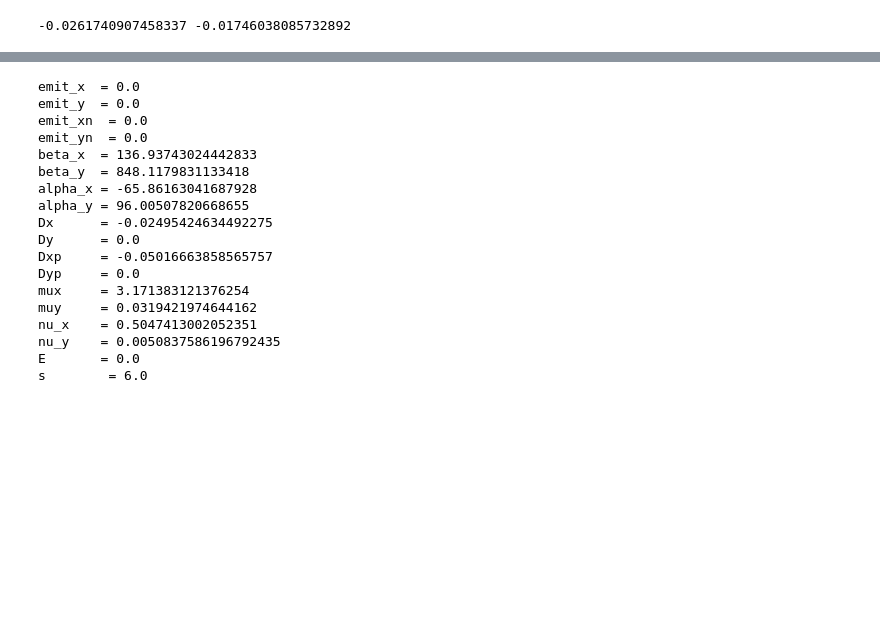
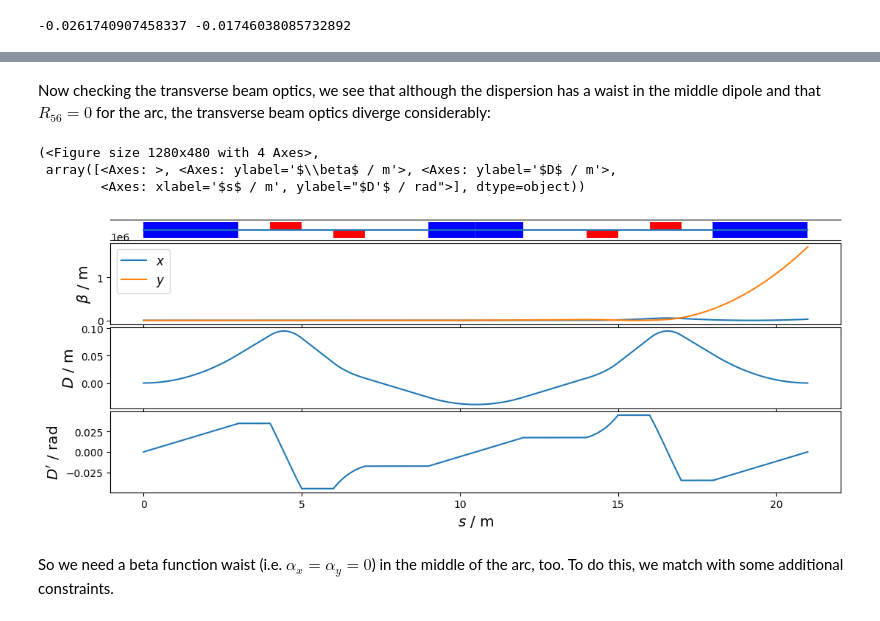
Before and after one commit to st-walker/felarc, a Jupyter notebook: notebooks/simple-isochronous-arc.ipynb, the cells around one changed output, grey strips where cells are left out. Saved outputs shown, nothing was run; the diff lists cells and outputs as text; code cells hidden in the pictures; blank space fills up the shorter version.

Commit message:
working simple TBA but with huge transverse beam

```diff
--- a/notebooks/simple-isochronous-arc.ipynb
+++ b/notebooks/simple-isochronous-arc.ipynb
@@ -59,21 +60,11 @@ plot_opt_func(mlat, twisses)
-# %%
-print(twisses[-1])
-# %% [output]
-emit_x  = 0.0
-emit_y  = 0.0
-emit_xn  = 0.0
-emit_yn  = 0.0
-beta_x  = 136.93743024442833
-beta_y  = 848.1179831133418
-alpha_x = -65.86163041687928
-alpha_y = 96.00507820668655
-Dx      = -0.02495424634492275
-Dy      = 0.0
-Dxp     = -0.05016663858565757
-Dyp     = 0.0
-mux     = 3.171383121376254
-muy     = 0.0319421974644162
-nu_x    = 0.5047413002052351
-nu_y    = 0.0050837586196792435
-E       = 0.0
-s        = 6.0
+# %% [markdown]
+Now checking the transverse beam optics, we see that although the dispersion has a waist in the middle dipole and that $R_{56}=0$ for the arc, the transverse beam optics diverge considerably:
+# %%
+plot_optics(twiss0, mlat)
+# %% [output]
+(<Figure size 1280x480 with 4 Axes>,
+ array([<Axes: >, <Axes: ylabel='$\\beta$ / m'>, <Axes: ylabel='$D$ / m'>,
+        <Axes: xlabel='$s$ / m', ylabel="$D'$ / rad">], dtype=object))
+[figure, added]
+# %% [markdown]
+So we need a beta function waist (i.e. $\alpha_x = \alpha_y = 0$) in the middle of the arc, too.  To do this, we match with some additional constraints.
```
Also changed, not shown: parts of 8 cells of this notebook, 10 other files.
